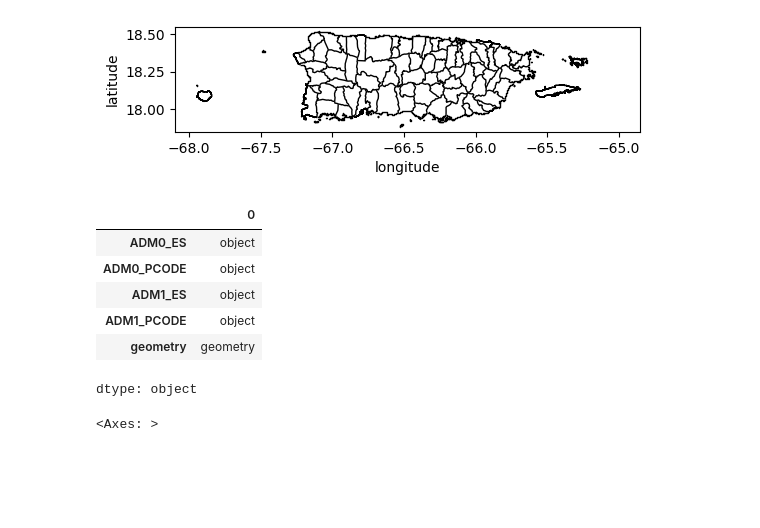
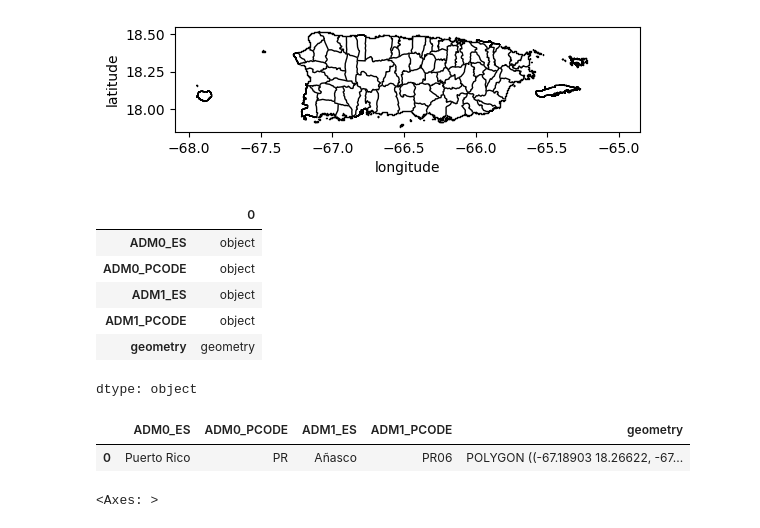
Before and after one commit to Venettov/Riveraruiz_GIS, a Jupyter notebook: PS1_Copy.ipynb, the cells around one changed output. Cells and saved outputs as stored; diff of their text form; code cells hidden in the pictures; blank space fills up the shorter version.

```diff
--- a/PS1_Copy.ipynb
+++ b/PS1_Copy.ipynb
@@ -96,17 +96,19 @@ Text(20.097222222222214, 0.5, 'latitude')
 [figure]
 # %%
 prC0.dtypes
-#prC0.head(30)
+prC0.head(1)
 #prC0.head()
 #prC0.tail()
 #prC0.shape
 #prC0.columns
 #prC0.explore()
 # %% [output]
 |  | 0 |
 | ADM0_ES | object |
 | ADM0_PCODE | object |
 | ADM1_ES | object |
 | ADM1_PCODE | object |
 | geometry | geometry |
 dtype: object
+|  | ADM0_ES | ADM0_PCODE | ADM1_ES | ADM1_PCODE | geometry |
+| 0 | Puerto Rico | PR | Añasco | PR06 | POLYGON ((-67.18903 18.26622, -67... |
```
Also changed, not shown: parts of 3 cells of this notebook.
